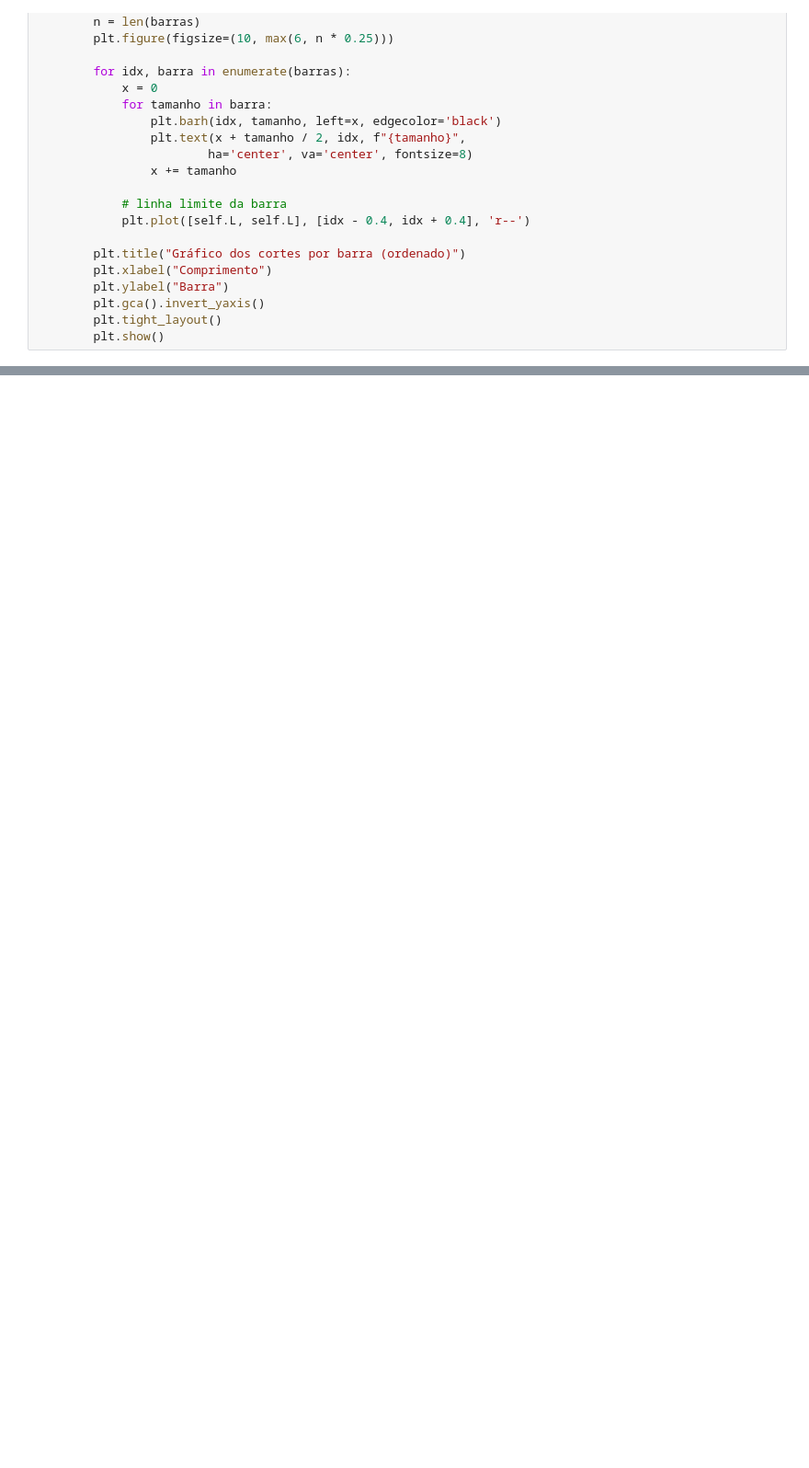
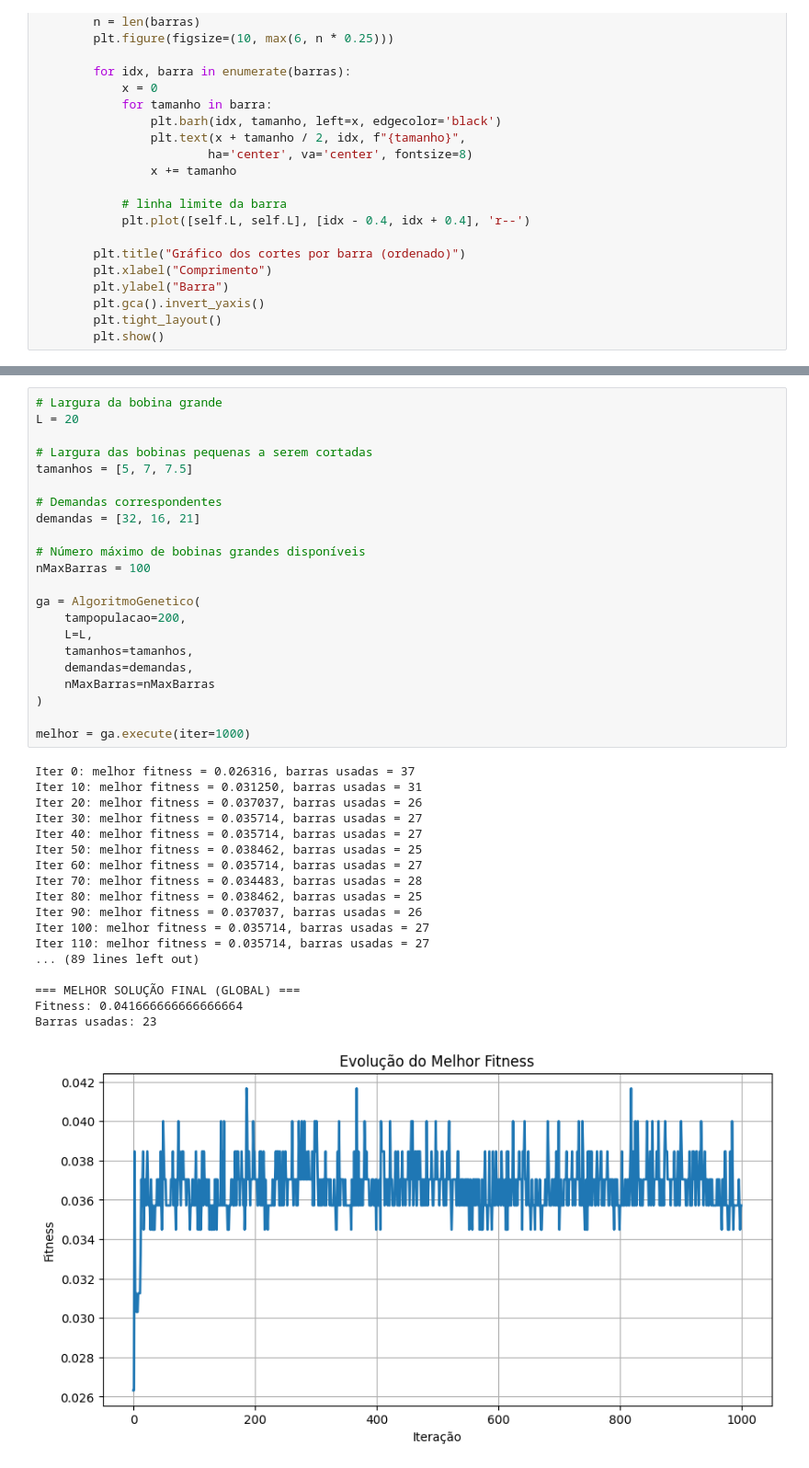
Before and after one commit to marheusmatos/AlgoritmoGeneticoCorteBarras, a Jupyter notebook: main.ipynb, the cells around one changed output, grey strips where cells are left out. Shown: that part at 92% size. Drawn from its saved outputs; the diff is of its cells as text; blank space fills up the shorter version.

```diff
--- a/main.ipynb
+++ b/main.ipynb
@@ -316,0 +268,41 @@ Barras usadas: 172
+# %%
+# Largura da bobina grande
+L = 20
+
+# Largura das bobinas pequenas a serem cortadas
+tamanhos = [5, 7, 7.5]
+
+# Demandas correspondentes
+demandas = [32, 16, 21]
+
+# Número máximo de bobinas grandes disponíveis
+nMaxBarras = 100
+
+ga = AlgoritmoGenetico(
+    tampopulacao=200,
+    L=L,
+    tamanhos=tamanhos,
+    demandas=demandas,
+    nMaxBarras=nMaxBarras
+)
+
+melhor = ga.execute(iter=1000)
+# %% [output]
+Iter 0: melhor fitness = 0.026316, barras usadas = 37
+Iter 10: melhor fitness = 0.031250, barras usadas = 31
+Iter 20: melhor fitness = 0.037037, barras usadas = 26
+Iter 30: melhor fitness = 0.035714, barras usadas = 27
+Iter 40: melhor fitness = 0.035714, barras usadas = 27
+Iter 50: melhor fitness = 0.038462, barras usadas = 25
+Iter 60: melhor fitness = 0.035714, barras usadas = 27
+Iter 70: melhor fitness = 0.034483, barras usadas = 28
+Iter 80: melhor fitness = 0.038462, barras usadas = 25
+Iter 90: melhor fitness = 0.037037, barras usadas = 26
+Iter 100: melhor fitness = 0.035714, barras usadas = 27
+Iter 110: melhor fitness = 0.035714, barras usadas = 27
+... (89 lines left out)
+
+=== MELHOR SOLUÇÃO FINAL (GLOBAL) ===
+Fitness: 0.041666666666666664
+Barras usadas: 23
+[figure, added]
```
Also changed, not shown: parts of 3 cells of this notebook, 6 other files.
